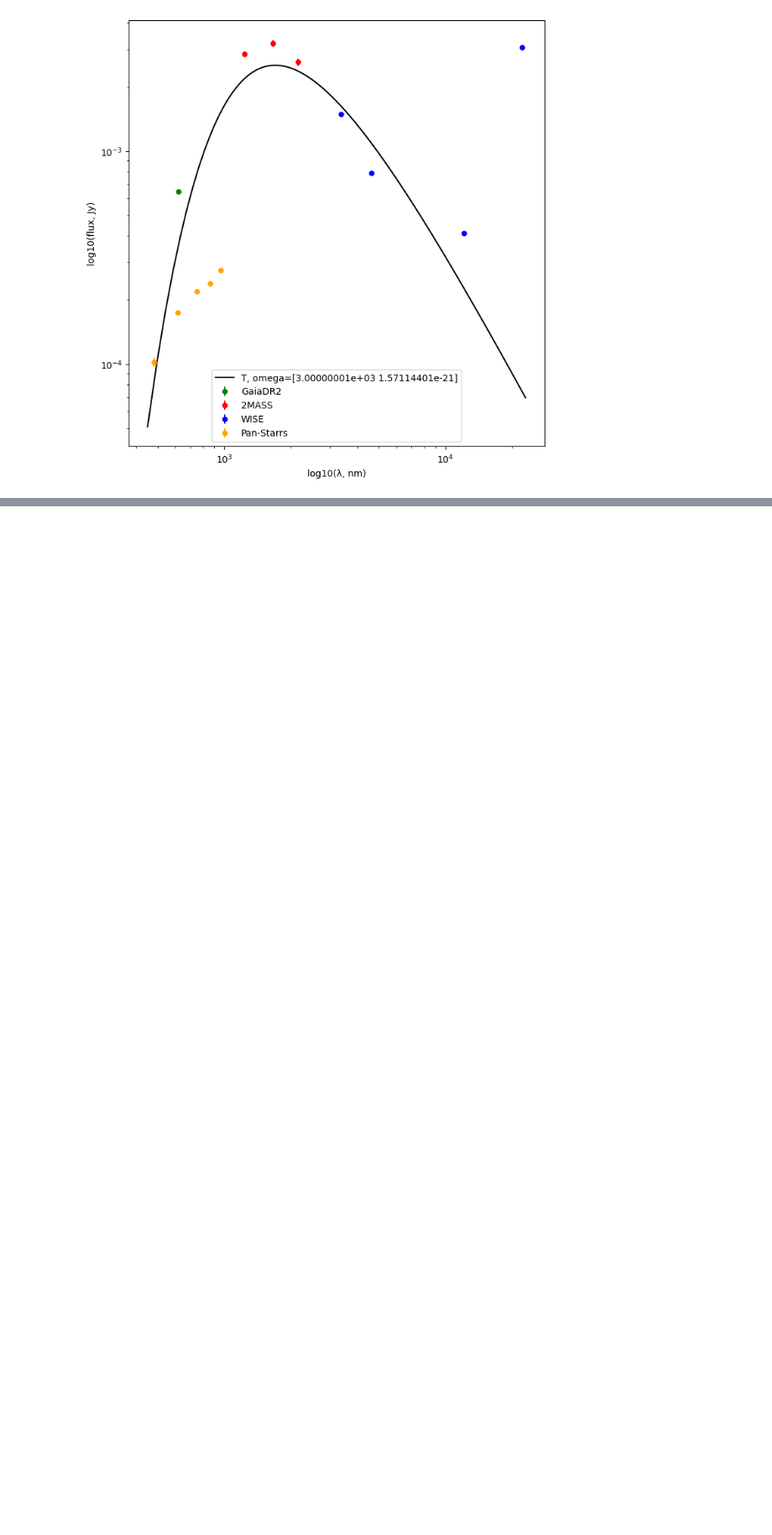
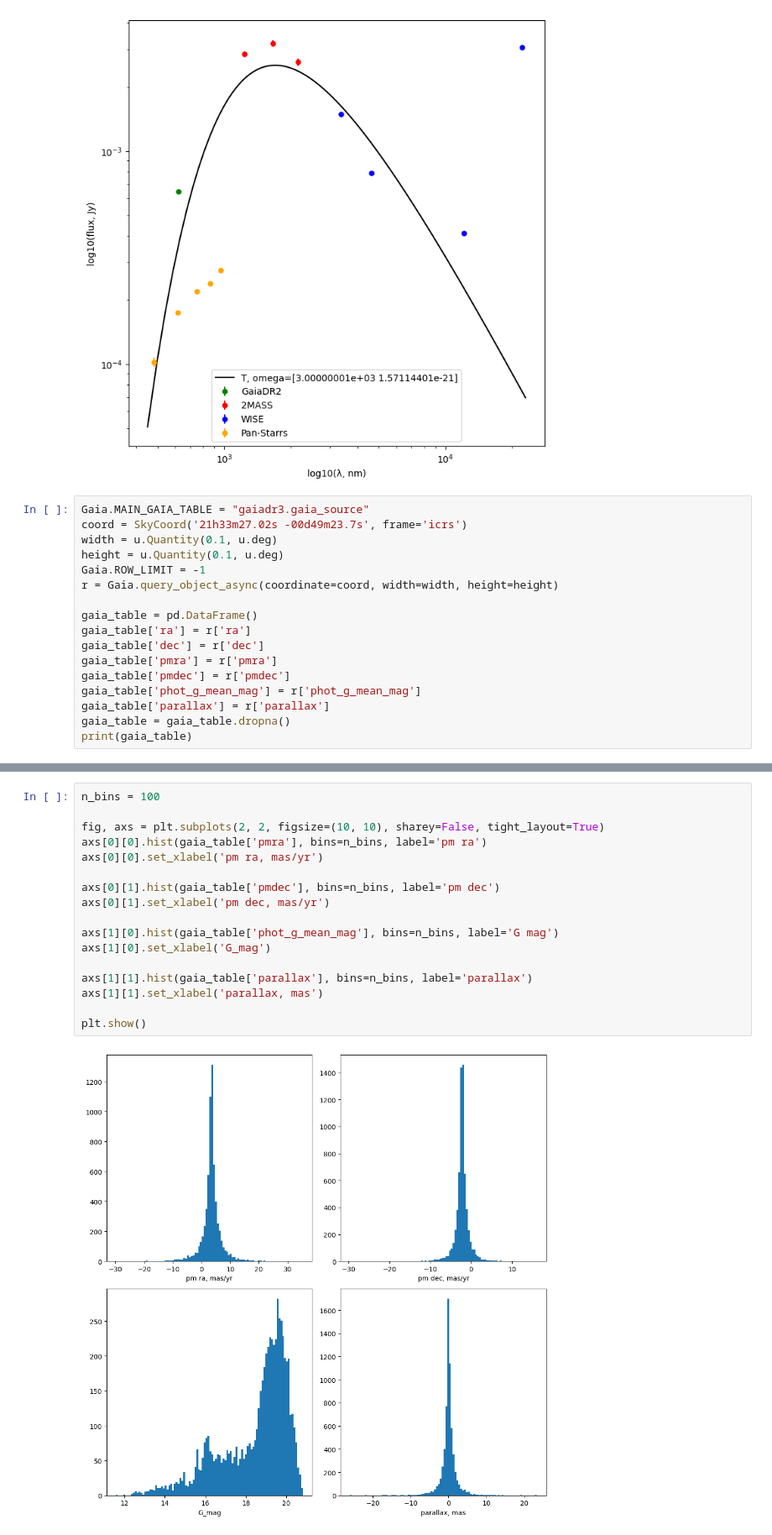
Before and after one commit to AstroTaffer/MEN-681301-OAM, a Jupyter notebook: Gimalieva.ipynb, the cells around one changed output, grey strips where cells are left out. Shown at 84% size. Drawn from its saved outputs; the diff is of its cells as text; blank space fills up the shorter version.

Commit message:
hist + wise

```diff
--- a/Gimalieva.ipynb
+++ b/Gimalieva.ipynb
@@ -148,3 +126,20 @@ for i in range(10):
 [figure]
 [figure]
 [figure]
+# %%
+Gaia.MAIN_GAIA_TABLE = "gaiadr3.gaia_source"
+coord = SkyCoord('21h33m27.02s -00d49m23.7s', frame='icrs')
+width = u.Quantity(0.1, u.deg)
+height = u.Quantity(0.1, u.deg)
+Gaia.ROW_LIMIT = -1
+r = Gaia.query_object_async(coordinate=coord, width=width, height=height)
+
+gaia_table = pd.DataFrame()
+gaia_table['ra'] = r['ra']
+gaia_table['dec'] = r['dec']
+gaia_table['pmra'] = r['pmra']
+gaia_table['pmdec'] = r['pmdec']
+gaia_table['phot_g_mean_mag'] = r['phot_g_mean_mag']
+gaia_table['parallax'] = r['parallax']
+gaia_table = gaia_table.dropna()
+print(gaia_table)
@@ -150,0 +162,19 @@ for i in range(10):
+# %%
+n_bins = 100
+
+fig, axs = plt.subplots(2, 2, figsize=(10, 10), sharey=False, tight_layout=True)
+axs[0][0].hist(gaia_table['pmra'], bins=n_bins, label='pm ra')
+axs[0][0].set_xlabel('pm ra, mas/yr')
+
+axs[0][1].hist(gaia_table['pmdec'], bins=n_bins, label='pm dec')
+axs[0][1].set_xlabel('pm dec, mas/yr')
+
+axs[1][0].hist(gaia_table['phot_g_mean_mag'], bins=n_bins, label='G mag')
+axs[1][0].set_xlabel('G_mag')
+
+axs[1][1].hist(gaia_table['parallax'], bins=n_bins, label='parallax')
+axs[1][1].set_xlabel('parallax, mas')
+
+plt.show()
+# %% [output]
+[figure, added]
```
Also changed, not shown: parts of 6 cells of this notebook.
